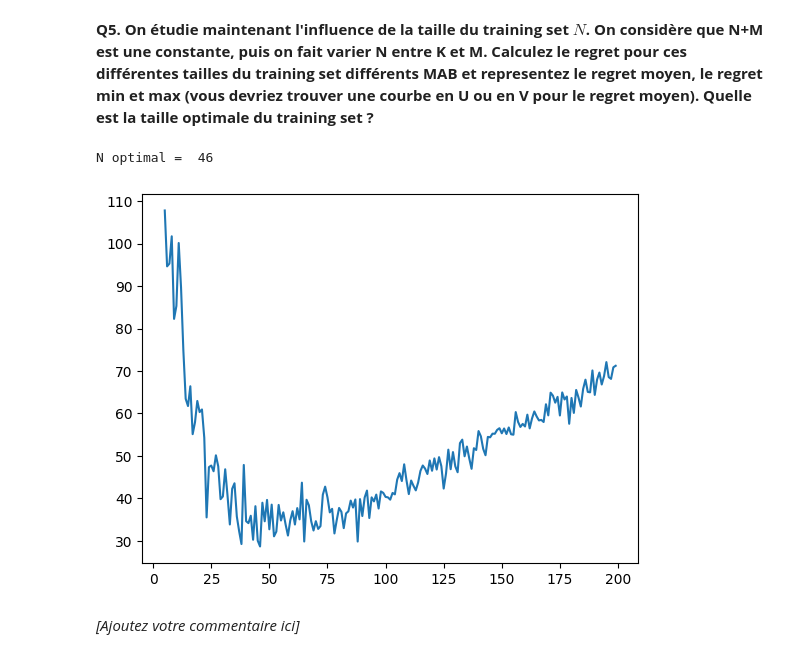
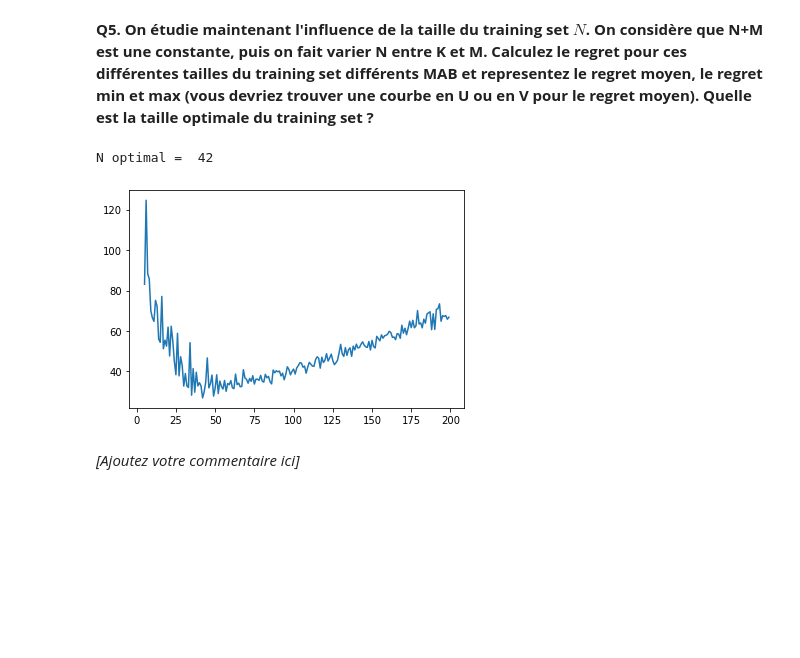
Before and after one commit to Miolith/reinforcement-learning, a Jupyter notebook: C1_TP_MAB1.ipynb, the cells around one changed output. Saved outputs shown, nothing was run; the diff lists cells and outputs as text; code cells hidden in the pictures; blank space fills up the shorter version.

```diff
--- a/C1_TP_MAB1.ipynb
+++ b/C1_TP_MAB1.ipynb
@@ -391,36 +394,39 @@ ax2.plot(regret)
 # %%
 import numpy as np
 import matplotlib.pyplot as plt
 
 #suppose M+N = 600
 # N varie de 5 550
 # M varie de 550 à 50
 
 multiverse = []
 for K in range (5, 200, 1):
     N = K
-    M = 600 - K
+    M = 550 - K
     simulations = [Simulation(N, M, 5) for i in range(100)]
     simulations = [simulation.update_exploration() for simulation in simulations]
     regrets = [get_regret(simulation) for simulation in simulations]
     multiverse.append((regrets, K))
 
 mean_regrets = [(sum(regrets)/len(regrets), K) for regrets, K in multiverse]
 
 y = [mean for mean, K in mean_regrets]
 x = [K for mean, K in mean_regrets]
 
-print("N optimal = ", x[torch.argmin(torch.tensor(y))])
+N_opti = x[torch.argmin(torch.tensor(y))]
+M_opti = 550 - N_opti
+
+print("N optimal = ", N_opti)
 
 #print(x)
 #print(y)
 
 plt.plot(x, y)
 
 plt.show() # affiche la figure à l'écran
 # %% [output]
-N optimal =  46
+N optimal =  42
-[figure, old version]
+[figure, new version]
 # %% [markdown]
 *[Ajoutez votre commentaire ici]*
 # %% [markdown]
```
Also changed, not shown: parts of 8 cells of this notebook.
